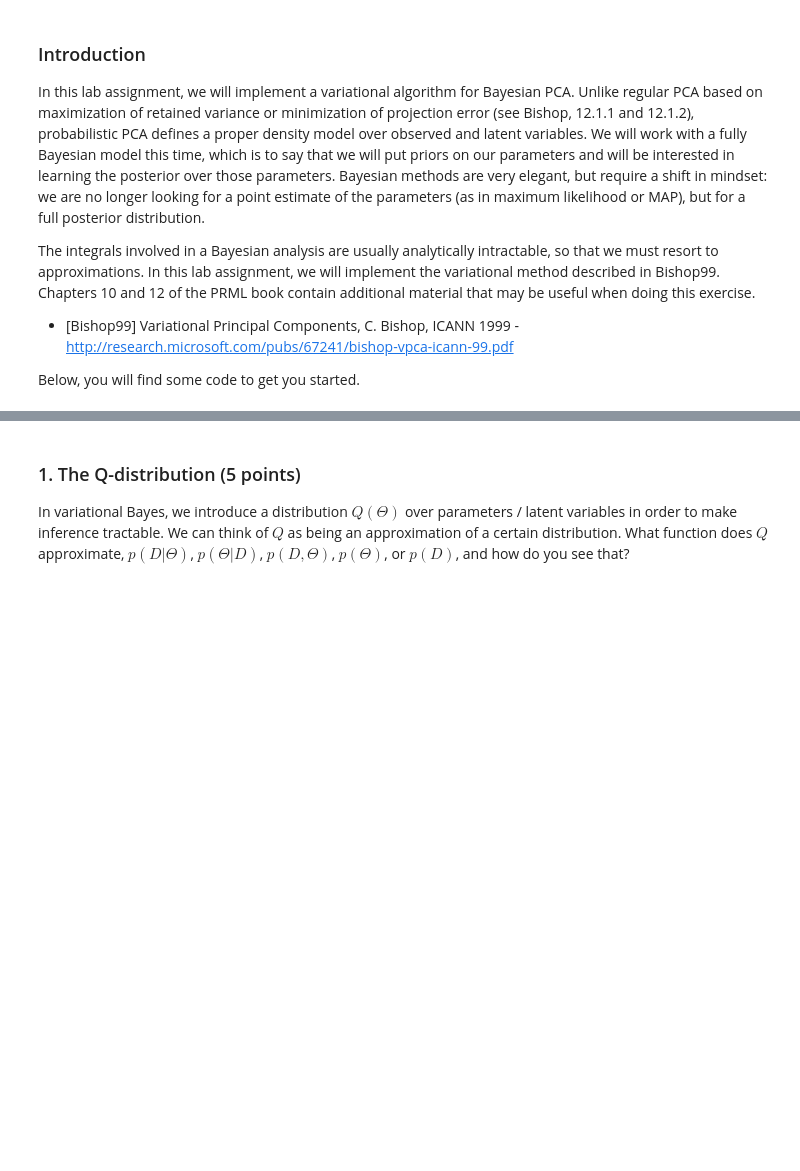
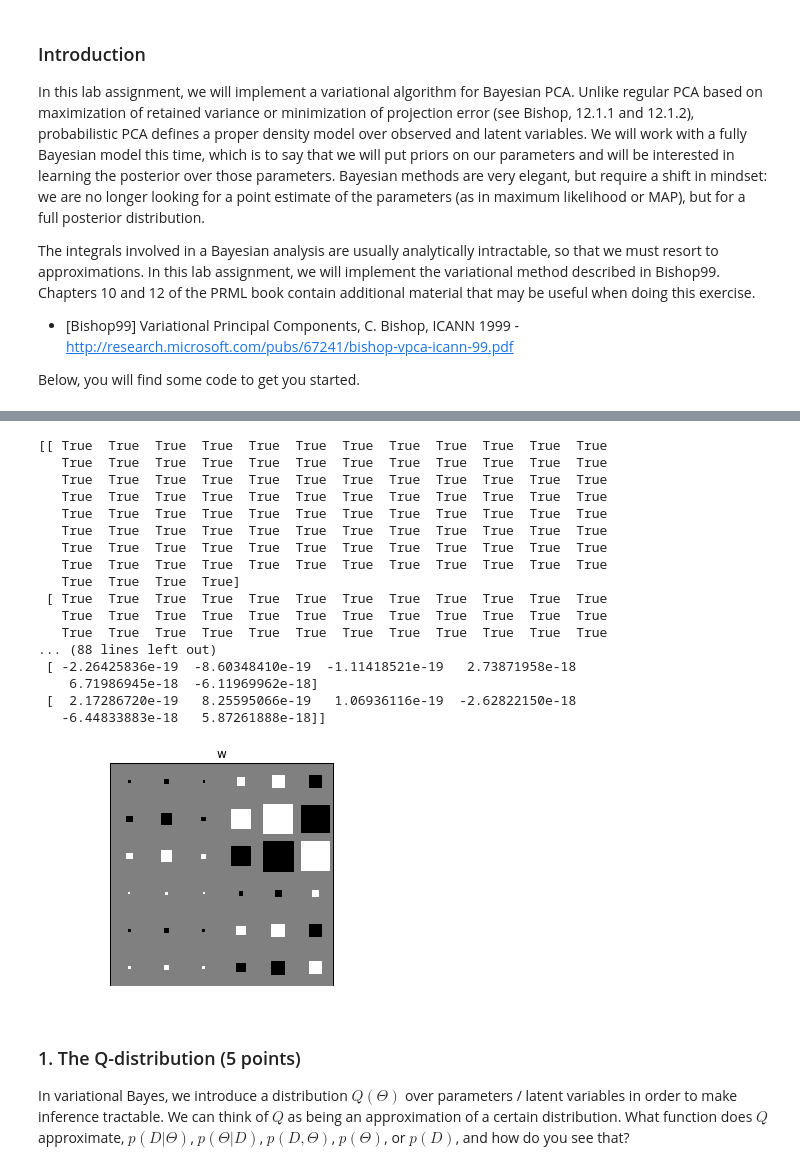
Before and after one commit to stablum/mlpm, a Jupyter notebook: 3/lab03draft-dumsum.ipynb, the cells around one changed output, grey strips where cells are left out. Saved outputs shown, nothing was run; the diff lists cells and outputs as text; code cells hidden in the pictures; blank space fills up the shorter version.

```diff
--- a/3/lab03draft-dumsum.ipynb
+++ b/3/lab03draft-dumsum.ipynb
@@ -269,3 +288,33 @@ fixed params
+# %%
+
+
+bay_pca = BayesianPCA(dims,N, fixed=params)
+bay_pca.fit(data, 50)
+
+print bay_pca.means_w
+
+hinton(bay_pca.means_w)
+plt.title('w')
+plt.show()
+# %% [output]
+[[ True  True  True  True  True  True  True  True  True  True  True  True
+   True  True  True  True  True  True  True  True  True  True  True  True
+   True  True  True  True  True  True  True  True  True  True  True  True
+   True  True  True  True  True  True  True  True  True  True  True  True
+   True  True  True  True  True  True  True  True  True  True  True  True
+   True  True  True  True  True  True  True  True  True  True  True  True
+   True  True  True  True  True  True  True  True  True  True  True  True
+   True  True  True  True  True  True  True  True  True  True  True  True
+   True  True  True  True]
+ [ True  True  True  True  True  True  True  True  True  True  True  True
+   True  True  True  True  True  True  True  True  True  True  True  True
+   True  True  True  True  True  True  True  True  True  True  True  True
+... (88 lines left out)
+ [ -2.26425836e-19  -8.60348410e-19  -1.11418521e-19   2.73871958e-18
+    6.71986945e-18  -6.11969962e-18]
+ [  2.17286720e-19   8.25595066e-19   1.06936116e-19  -2.62822150e-18
+   -6.44833883e-18   5.87261888e-18]]
+[figure, added]
 # %%
 # Code from https://gist.github.com/dwf/292018
 
```
Also changed, not shown: parts of 3 cells of this notebook, 1 other file.
